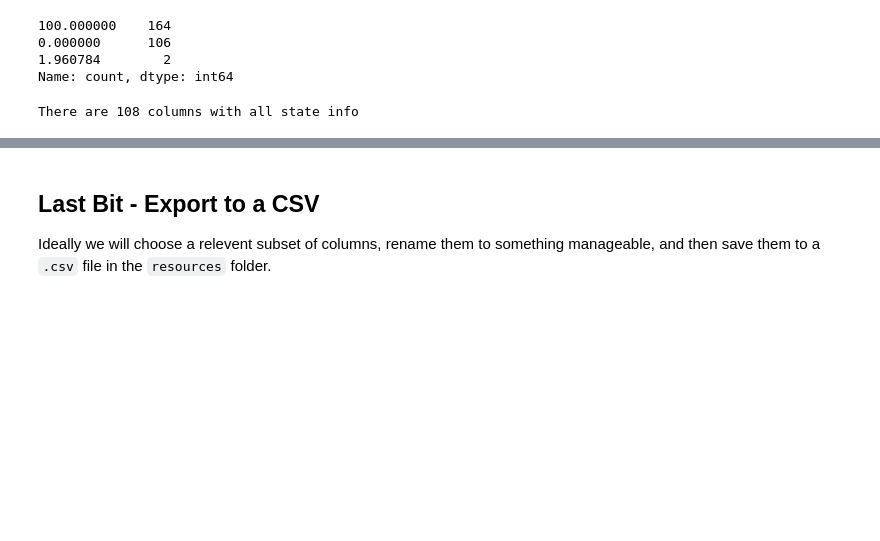
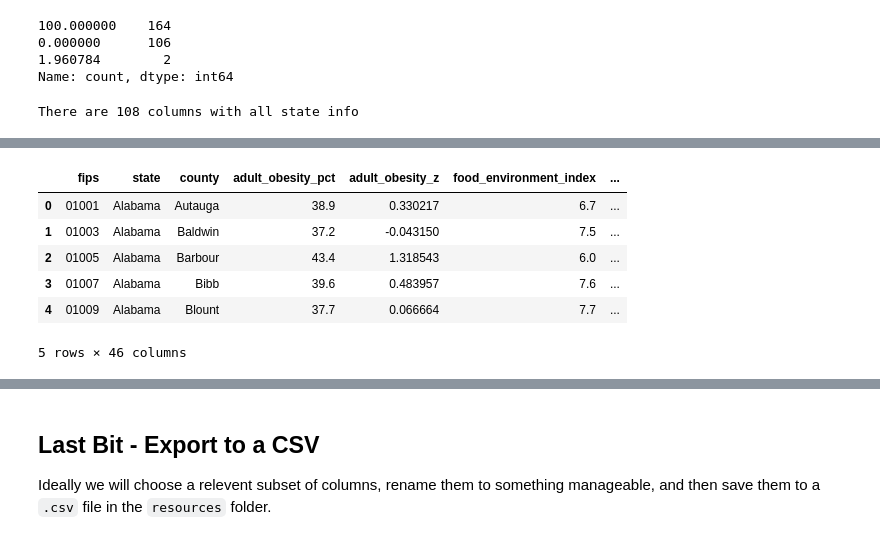
Before and after one commit to the-eva-a/group-1-project-1, a Jupyter notebook: Preliminary Data Cleaning.ipynb, the cells around one changed output, grey strips where cells are left out. Saved outputs shown, nothing was run; the diff lists cells and outputs as text; code cells hidden in the pictures; blank space fills up the shorter version.

```diff
--- a/Preliminary Data Cleaning.ipynb
+++ b/Preliminary Data Cleaning.ipynb
@@ -337,0 +349,12 @@ final_cols_state_no_na.head()
+# %%
+# Ensure FIPS codes are strings and zero-padded to 5 digits for final_cols_county
+final_cols_county['fips'] = final_cols_county['fips'].astype(str).str.zfill(5)
+
+# Ensure FIPS codes are strings and zero-padded to 5 digits for final_cols_state_no_na
+final_cols_state_no_na['fips'] = final_cols_state_no_na['fips'].astype(str).str.zfill(5)
+
+# Extract the first two characters for state-level FIPS in final_cols_state_no_na
+final_cols_state_no_na['fips'] = final_cols_state_no_na['fips'].str[:2]
+
+# Check the resulting FIPS codes in final_cols_state_no_na
+print(final_cols_state_no_na['fips'])
@@ -383,0 +453,6 @@ There are 108 columns with all state info
+# %%
+# Load the shapefile for counties
+shapefile_path_counties = 'Resources/US Counties Shape Data/c_05mr24.shp'
+gdf_counties = gpd.read_file(shapefile_path_counties)
+
+print(gdf_counties.head())
@@ -383,0 +473,18 @@ There are 108 columns with all state info
+# %%
+county_data_geo = final_cols_county.merge(gdf_counties[['FIPS', 'LON', 'LAT']],
+                                          left_on='fips', right_on='FIPS',
+                                            how='left')
+
+county_data_geo.rename
+# Drop the added FIPS row
+county_data_geo = county_data_geo.drop(columns=['FIPS'])
+county_data_geo = county_data_geo.rename(columns={ 'LON': 'longitude', 'LAT': 'latitude'})
+county_data_geo.head()
+# %% [output]
+|  | fips | state | county | adult_obesity_pct | adult_obesity_z | food_environment_index | ... |
+| 0 | 01001 | Alabama | Autauga | 38.9 | 0.330217 | 6.7 | ... |
+| 1 | 01003 | Alabama | Baldwin | 37.2 | -0.043150 | 7.5 | ... |
+| 2 | 01005 | Alabama | Barbour | 43.4 | 1.318543 | 6.0 | ... |
+| 3 | 01007 | Alabama | Bibb | 39.6 | 0.483957 | 7.6 | ... |
+| 4 | 01009 | Alabama | Blount | 37.7 | 0.066664 | 7.7 | ... |
+5 rows × 46 columns
```
Also changed, not shown: parts of 18 cells of this notebook, 14 other files.
